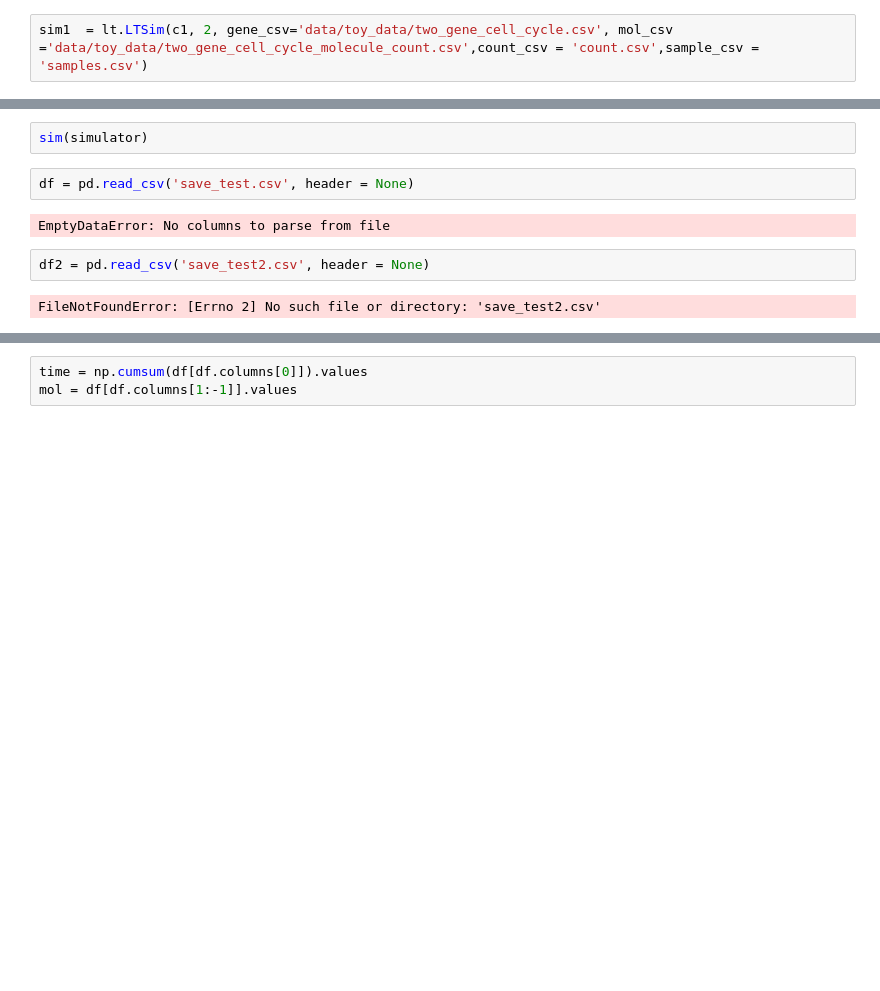
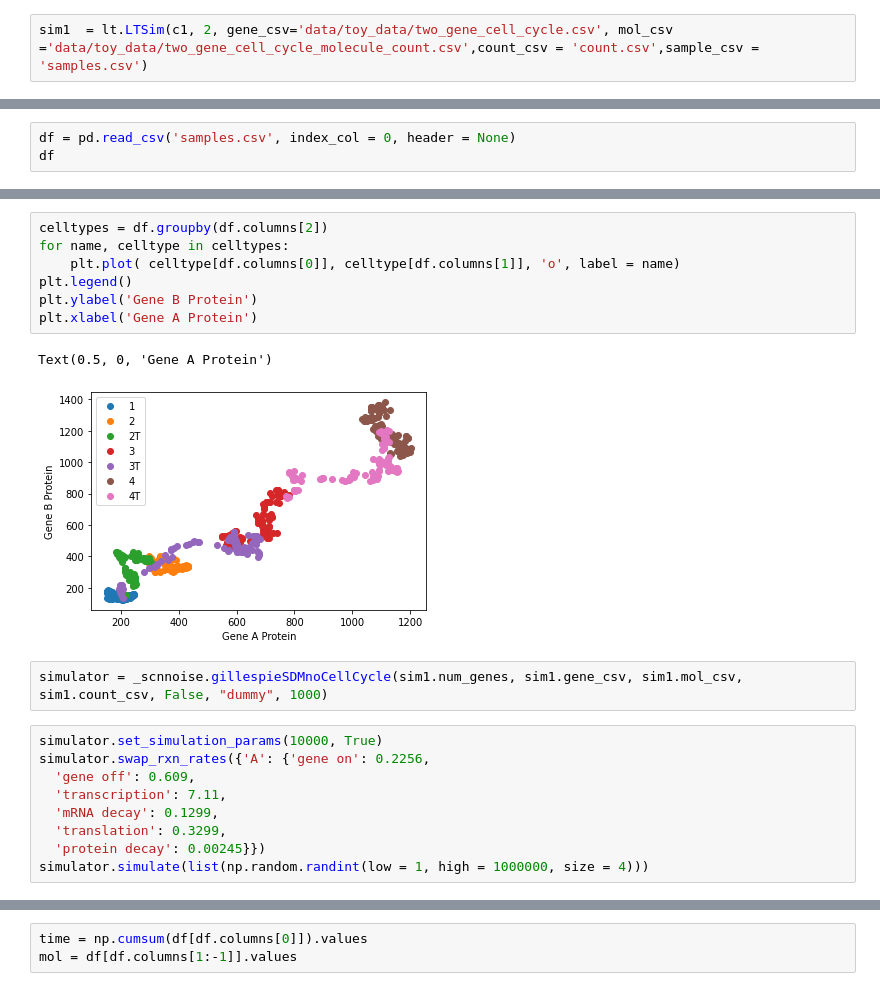
Before and after one commit to Tarun-Mahajan/scnnoise, a Jupyter notebook: doc/Trajectory Inference.ipynb, the cells around one changed output, grey strips where cells are left out. Cells and saved outputs as stored; diff of their text form; blank space fills up the shorter version.

```diff
--- a/doc/Trajectory Inference.ipynb
+++ b/doc/Trajectory Inference.ipynb
@@ -78,0 +48,3 @@ simulator.add_dependency_edge(0,4,5)
+# %%
+df = pd.read_csv('samples.csv', index_col = 0, header = None)
+df
@@ -79,10 +66,21 @@ simulator.add_dependency_edge(0,4,5)
+# %%
+celltypes = df.groupby(df.columns[2])
+for name, celltype in celltypes:
+    plt.plot( celltype[df.columns[0]], celltype[df.columns[1]], 'o', label = name)
+plt.legend()
+plt.ylabel('Gene B Protein')
+plt.xlabel('Gene A Protein')
+# %% [output]
+Text(0.5, 0, 'Gene A Protein')
+[figure, added]
 # %%
-sim(simulator)
+simulator = _scnnoise.gillespieSDMnoCellCycle(sim1.num_genes, sim1.gene_csv, sim1.mol_csv, sim1.count_csv, False, "dummy", 1000)
 # %%
-df = pd.read_csv('save_test.csv', header = None)
+simulator.set_simulation_params(10000, True)
+simulator.swap_rxn_rates({'A': {'gene on': 0.2256,
+  'gene off': 0.609,
+  'transcription': 7.11,
+  'mRNA decay': 0.1299,
+  'translation': 0.3299,
+  'protein decay': 0.00245}})
+simulator.simulate(list(np.random.randint(low = 1, high = 1000000, size = 4)))
-# %% [output]
-EmptyDataError: No columns to parse from file
-# %%
-df2 = pd.read_csv('save_test2.csv', header = None)
-# %% [output]
-FileNotFoundError: [Errno 2] No such file or directory: 'save_test2.csv'
```
Also changed, not shown: parts of 13 cells of this notebook, 2 other files.
